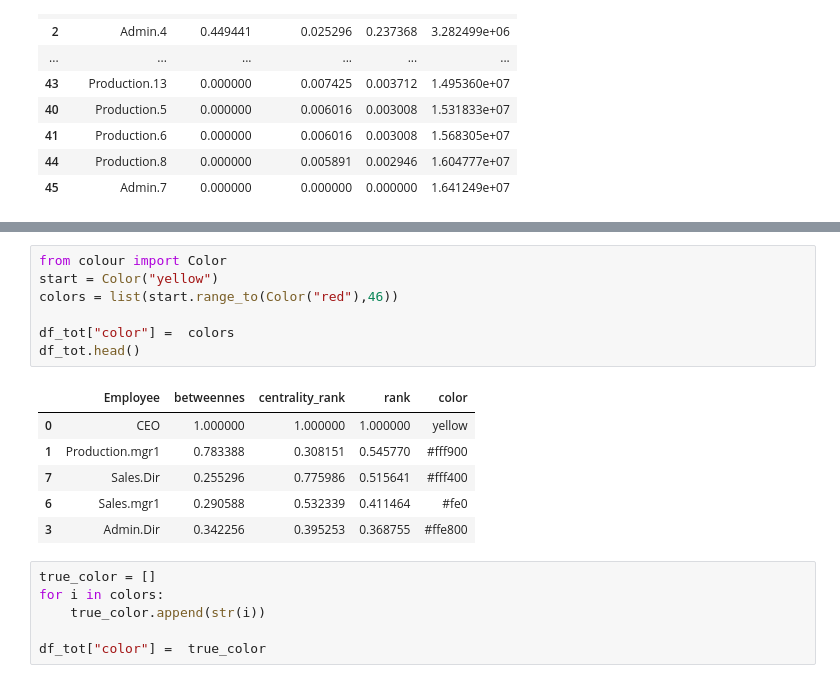
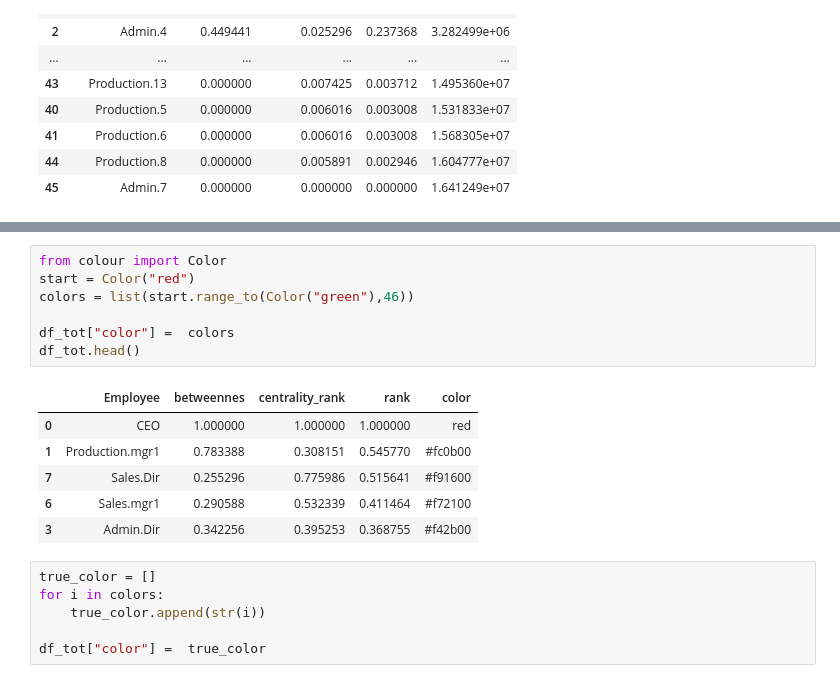
Before and after one commit to Rehann2/network_data_hr, a Jupyter notebook: network_analysis.ipynb, the cells around one changed output, grey strips where cells are left out. Drawn from its saved outputs; the diff is of its cells as text.

```diff
--- a/network_analysis.ipynb
+++ b/network_analysis.ipynb
@@ -219,18 +170,18 @@ ValueError: Mime type rendering requires nbformat>=4.2.0 but it is not installed
 [interactive output not drawn]
 # %%
 from colour import Color
-start = Color("yellow")
-colors = list(start.range_to(Color("red"),46))
+start = Color("red")
+colors = list(start.range_to(Color("green"),46))
 
 df_tot["color"] =  colors
 df_tot.head()
 # %% [output]
 |  | Employee | betweennes | centrality_rank | rank | color |
-| 0 | CEO | 1.000000 | 1.000000 | 1.000000 | yellow |
-| 1 | Production.mgr1 | 0.783388 | 0.308151 | 0.545770 | #fff900 |
-| 7 | Sales.Dir | 0.255296 | 0.775986 | 0.515641 | #fff400 |
-| 6 | Sales.mgr1 | 0.290588 | 0.532339 | 0.411464 | #fe0 |
-| 3 | Admin.Dir | 0.342256 | 0.395253 | 0.368755 | #ffe800 |
+| 0 | CEO | 1.000000 | 1.000000 | 1.000000 | red |
+| 1 | Production.mgr1 | 0.783388 | 0.308151 | 0.545770 | #fc0b00 |
+| 7 | Sales.Dir | 0.255296 | 0.775986 | 0.515641 | #f91600 |
+| 6 | Sales.mgr1 | 0.290588 | 0.532339 | 0.411464 | #f72100 |
+| 3 | Admin.Dir | 0.342256 | 0.395253 | 0.368755 | #f42b00 |
 # %%
 true_color = []
 for i in colors:
```
Also changed, not shown: parts of 6 cells of this notebook.
